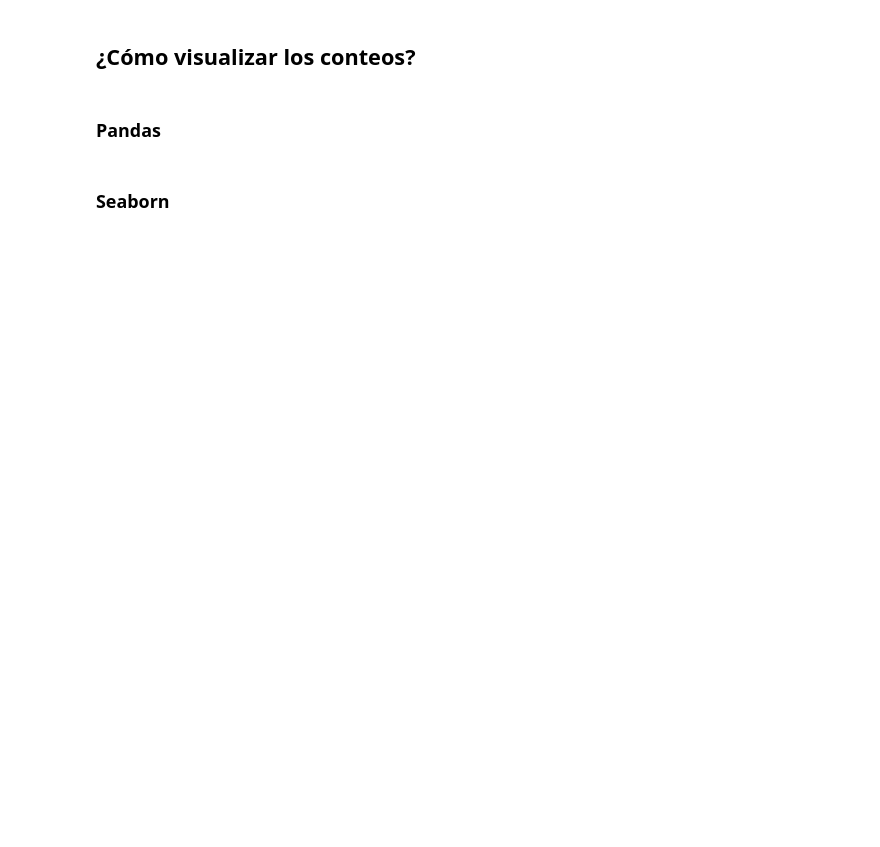
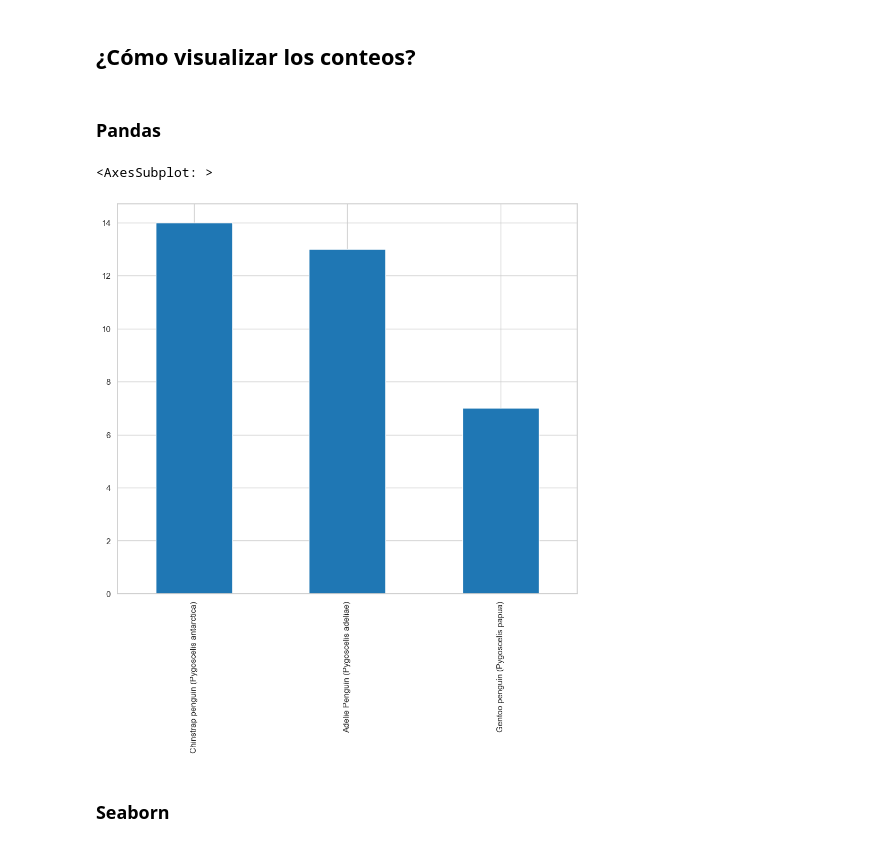
Before and after one commit to sprtn-117/penguins, a Jupyter notebook: conociendo-nuestros-datos.ipynb, the cells around one changed output. Cells and saved outputs as stored; diff of their text form; code cells hidden in the pictures; blank space fills up the shorter version.

```diff
--- a/conociendo-nuestros-datos.ipynb
+++ b/conociendo-nuestros-datos.ipynb
@@ -290,5 +343,17 @@ processed_penguins_df.shape
 ## ¿Cómo visualizar los conteos?
 # %% [markdown]
 ### Pandas
+# %%
+(
+    processed_penguins_df
+    .Species
+    .value_counts()
+    .plot(
+        kind="bar"
+    )
+)
+# %% [output]
+<AxesSubplot: >
+[figure, added]
 # %% [markdown]
 ### Seaborn
```
Also changed, not shown: parts of 9 cells of this notebook.
